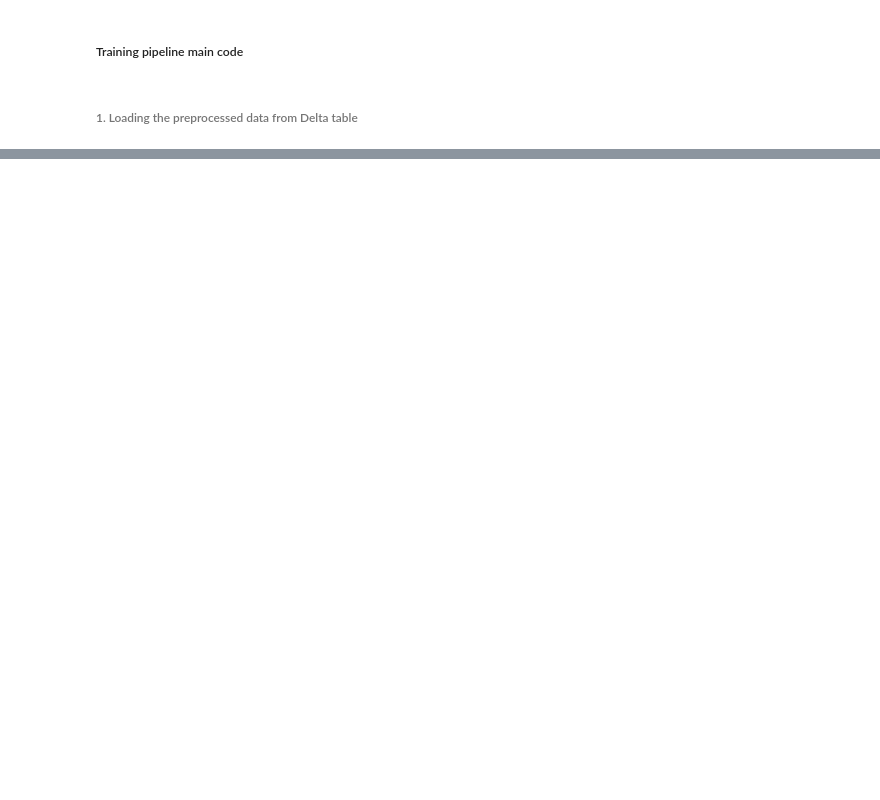
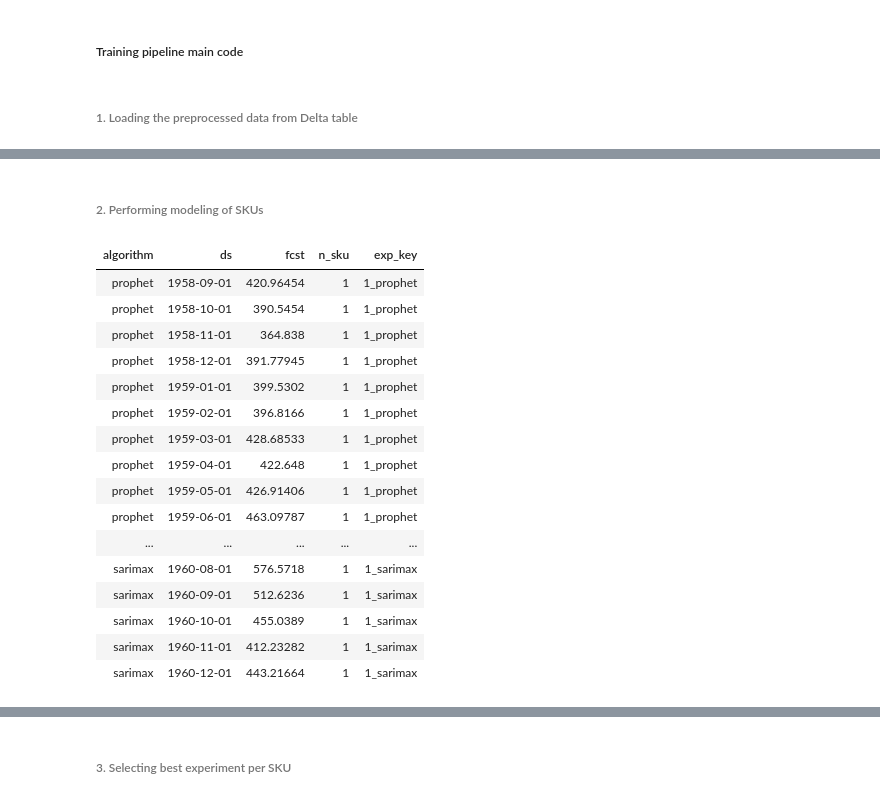
Before and after one commit to rdgonzalez14/UDP_E2E_Forecasting, a Jupyter notebook: Code/UDP_Consumption_Forecasting.ipynb, the cells around one changed output, grey strips where cells are left out. Cells and saved outputs as stored; diff of their text form; code cells hidden in the pictures; blank space fills up the shorter version.

```diff
--- a/Code/UDP_Consumption_Forecasting.ipynb
+++ b/Code/UDP_Consumption_Forecasting.ipynb
@@ -14,6 +0,0 @@ import mlflow
-# %%
-spark = SparkSession.builder \
-        .master("local[4]") \
-        .config("spark.submit.deployMode", "client") \
-        .appName("UDP Nerdearla") \
-        .getOrCreate()
@@ -48,7 +48,7 @@ The functions included are:
 # Experiment variables
 algorithms = ["prophet", "sarimax"]
 holidays = False
-num_evals = 20
+num_evals = 2
 
 # Dates for validation
 start_val = "1956-04-01"
@@ -123,9 +181,3 @@ def obtain_models(data):
 ##### Training pipeline main code
 # %% [markdown]
 ###### 1. Loading the preprocessed data from Delta table
-# %%
-df = pd.read_csv(r"..\Data\AirPassengers.txt", sep=',', index_col=None, header=0)
-df["ds"] = pd.to_datetime(df["ds"])
-
-abc, bcd = obtain_models(df)
-#df_data = spark.read.csv(r"..\Data\AirPassengers.txt", sep=',', header=True, inferSchema=True)
@@ -169,0 +184,7 @@ ValueError: too many values to unpack (expected 2)
+# %%
+feriados = pd.DataFrame({"ds": ["1949-03-01", "1954-03-01", "1959-03-01", "1964-03-01"], "holiday": ["a", "a", "a", "a"]})
+feriados["ds"] = pd.to_datetime(feriados["ds"])
+
+df_data = spark.read.csv(r"/FileStore/tables/test_file/AirPassengers.txt", sep=',', header=True, inferSchema=True)
+df_data = df_data.withColumn("ds", to_date(df_data["ds"], "yyyy-MM")) \
+    .withColumn("n_sku", lit(1))
@@ -169,0 +193,42 @@ ValueError: too many values to unpack (expected 2)
+# %% [markdown]
+###### 2. Performing modeling of SKUs
+# %%
+# Defining schema of the resulting dataframe:
+result_schema = StructType(
+    [
+     StructField("algorithm", StringType(), False),
+     StructField("ds", DateType(), False),
+     StructField("fcst", FloatType(), False),
+     StructField("n_sku", IntegerType(), False)
+    ]
+)
+
+# Performing modeling of the DFUs
+df_fcsts = df_data.groupBy("n_sku") \
+    .applyInPandas(
+        lambda df: obtain_models(df, feriados),
+        result_schema
+    ) \
+    .persist(StorageLevel.MEMORY_ONLY)
+
+# Adding identification key of experiments
+df_fcsts = df_fcsts.withColumn("exp_key", concat(df_fcsts["n_sku"], lit("_"), df_fcsts["algorithm"]))
+display(df_fcsts)
+# %% [output]
+| algorithm | ds | fcst | n_sku | exp_key |
+| prophet | 1958-09-01 | 420.96454 | 1 | 1_prophet |
+| prophet | 1958-10-01 | 390.5454 | 1 | 1_prophet |
+| prophet | 1958-11-01 | 364.838 | 1 | 1_prophet |
+| prophet | 1958-12-01 | 391.77945 | 1 | 1_prophet |
+| prophet | 1959-01-01 | 399.5302 | 1 | 1_prophet |
+| prophet | 1959-02-01 | 396.8166 | 1 | 1_prophet |
+| prophet | 1959-03-01 | 428.68533 | 1 | 1_prophet |
+| prophet | 1959-04-01 | 422.648 | 1 | 1_prophet |
+| prophet | 1959-05-01 | 426.91406 | 1 | 1_prophet |
+| prophet | 1959-06-01 | 463.09787 | 1 | 1_prophet |
+| ... | ... | ... | ... | ... |
+| sarimax | 1960-08-01 | 576.5718 | 1 | 1_sarimax |
+| sarimax | 1960-09-01 | 512.6236 | 1 | 1_sarimax |
+| sarimax | 1960-10-01 | 455.0389 | 1 | 1_sarimax |
+| sarimax | 1960-11-01 | 412.23282 | 1 | 1_sarimax |
+| sarimax | 1960-12-01 | 443.21664 | 1 | 1_sarimax |
@@ -169,0 +236,2 @@ ValueError: too many values to unpack (expected 2)
+# %% [markdown]
+###### 3. Selecting best experiment per SKU
```
Also changed, not shown: parts of 18 cells of this notebook, 5 other files.
